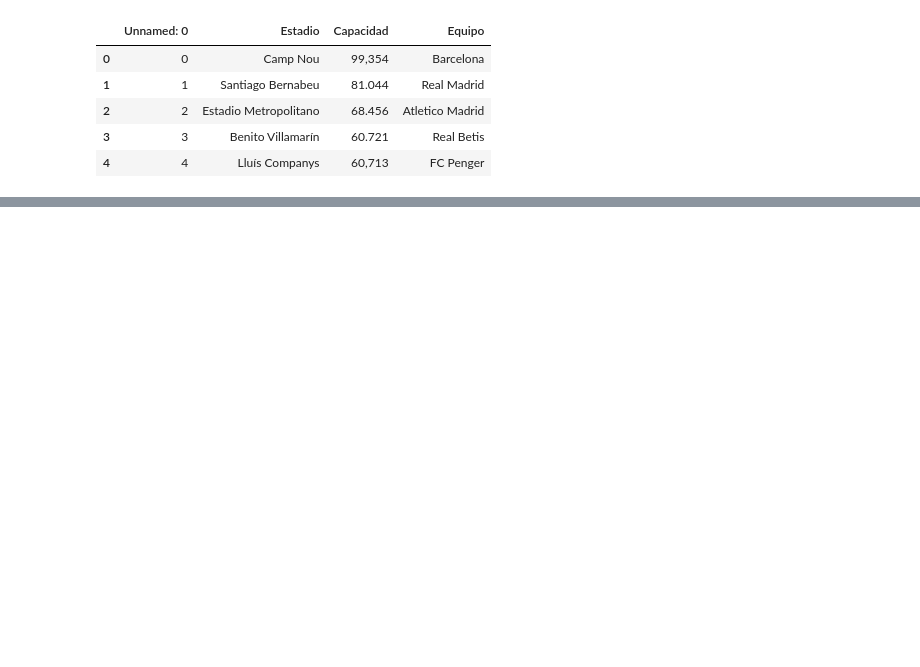
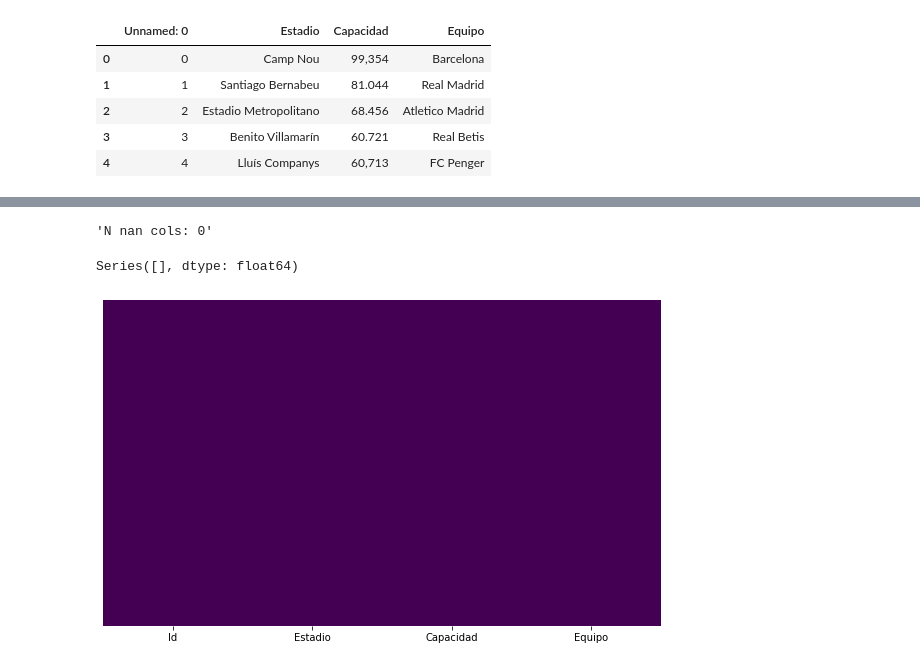
Before and after one commit to victorrmtz/Project-ETL, a Jupyter notebook: src/Limpiar.ipynb, the cells around one changed output, grey strips where cells are left out. Cells and saved outputs as stored; diff of their text form; code cells hidden in the pictures; blank space fills up the shorter version.

```diff
--- a/src/Limpiar.ipynb
+++ b/src/Limpiar.ipynb
@@ -28,0 +48,8 @@ estadio.columns = ['Id', 'Estadio', 'Capacidad', 'Equipo']
+# %%
+lista=[]
+for x in estadio.Capacidad:
+    x = x.replace('.', '').replace(',', '')
+    x = int(x)
+    lista.append(x)
+estadio.Capacidad = lista
+estadio.head()
@@ -28,0 +77,6 @@ estadio.columns = ['Id', 'Estadio', 'Capacidad', 'Equipo']
+# %%
+fn.check_nan(estadio)
+# %% [output]
+'N nan cols: 0'
+Series([], dtype: float64)
+[figure, added]
```
Also changed, not shown: parts of 21 cells of this notebook, 4 other files.
